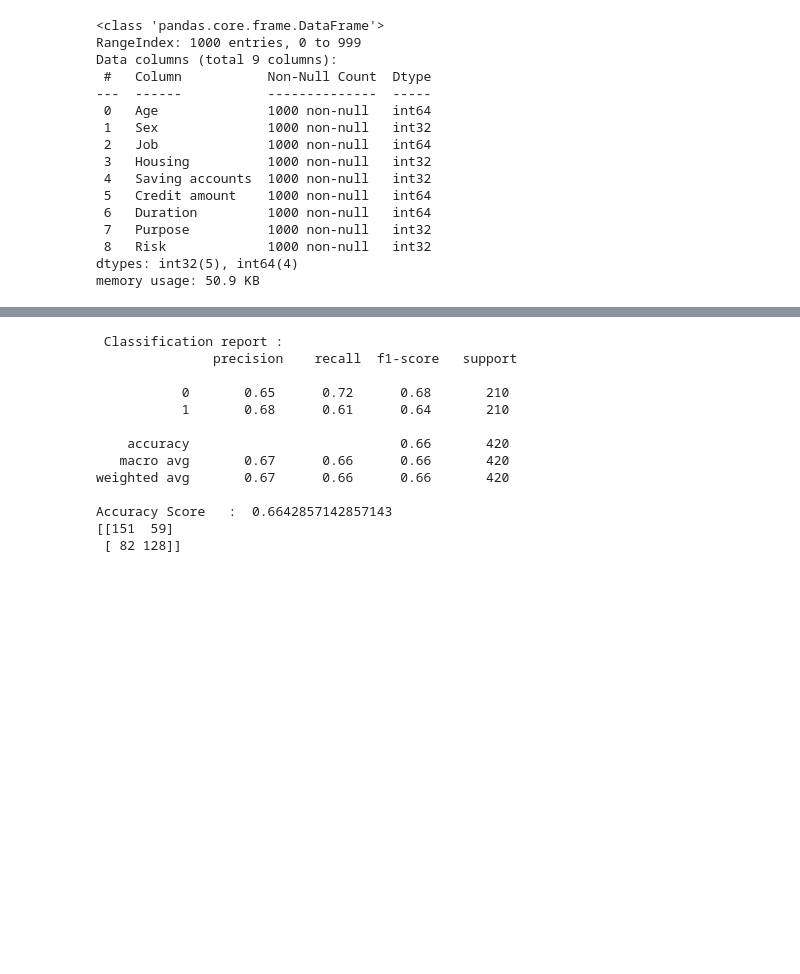
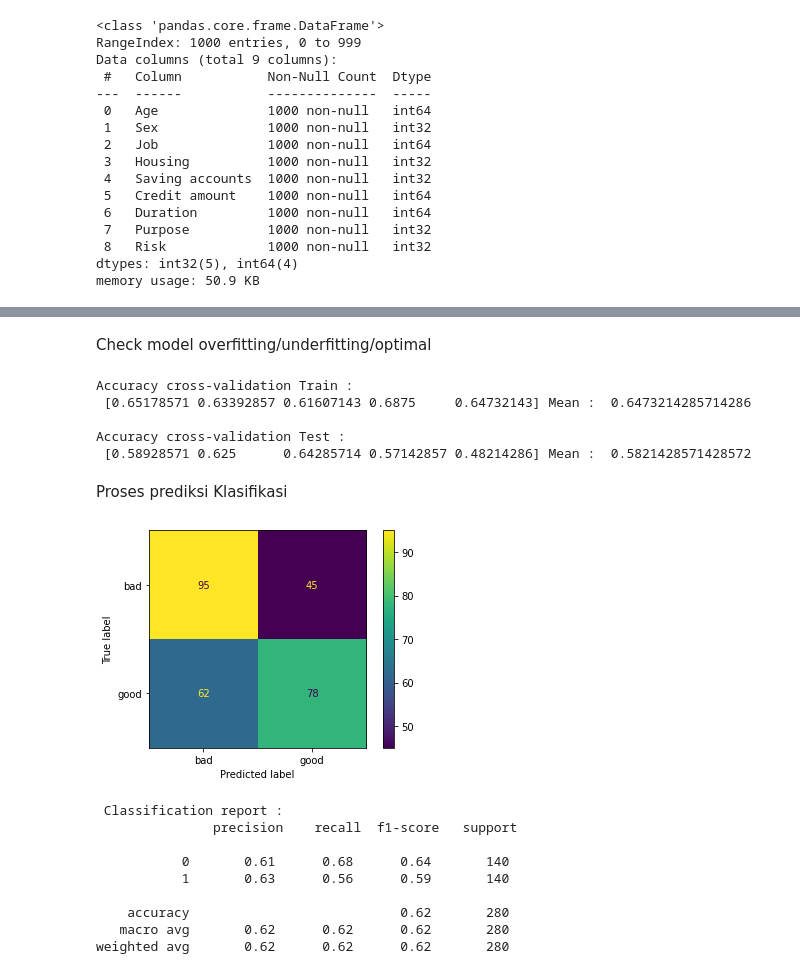
Before and after one commit to Fikazh/ProjectUasMachineLearning, a Jupyter notebook: main.ipynb, the cells around one changed output, grey strips where cells are left out. Saved outputs shown, nothing was run; the diff lists cells and outputs as text; code cells hidden in the pictures; blank space fills up the shorter version.

```diff
--- a/main.ipynb
+++ b/main.ipynb
@@ -202,12 +235,11 @@ KNN
 # %%
-from sklearn.metrics import classification_report,confusion_matrix,accuracy_score
+from sklearn.metrics import classification_report,confusion_matrix,ConfusionMatrixDisplay
 from sklearn.neighbors import KNeighborsClassifier
-knn = KNeighborsClassifier(n_neighbors=15)
+from sklearn.model_selection import cross_val_score, validation_curve
 
-#Train the model using the training sets
-knn.fit(X_train, y_train)
+#Membuat model klasifikasi
+modelKNN = KNeighborsClassifier(n_neighbors=5)
 
-#Predict the response for test dataset
-predictions  = knn.predict(X_test)
-print(classification_report(y_test, predictions))
+#Melatih model menggunakan training dataset
+modelKNN.fit(X_train, y_train)
 # %% [output]
@@ -246,28 +247,39 @@ weighted avg       0.76      0.76      0.76       420
-# %%
-#GaussianNB
-from sklearn.naive_bayes import GaussianNB
-
-#Model Training
-model_nb = GaussianNB()
-model_nb.fit(X_train, y_train);
-
-# Model Prediction
-predictions_NB = model_nb.predict(X_test)
-probabilities = model_nb.predict_proba(X_test)
-
-print ("\n Classification report : \n",classification_report(y_test,predictions_NB))
-print ("Accuracy Score   : ",accuracy_score(y_test,predictions_NB))
-# %% [output]
- Classification report :
-               precision    recall  f1-score   support
-
-           0       0.65      0.72      0.68       210
-           1       0.68      0.61      0.64       210
-
-    accuracy                           0.66       420
-   macro avg       0.67      0.66      0.66       420
-weighted avg       0.67      0.66      0.66       420
-
-Accuracy Score   :  0.6642857142857143
-[[151  59]
- [ 82 128]]
+# %% [markdown]
+Check model overfitting/underfitting/optimal
+# %%
+accuracyScoreTrain = cross_val_score(modelKNN, X_train, y_train, cv=5)
+accuracyScoreTest = cross_val_score(modelKNN, X_test, y_test, cv=5)
+
+print("Accuracy cross-validation Train : \n",accuracyScoreTrain, "Mean : ", np.mean(accuracyScoreTrain))
+print("\nAccuracy cross-validation Test : \n",accuracyScoreTest, "Mean : ", np.mean(accuracyScoreTest))
+# %% [output]
+Accuracy cross-validation Train :
+ [0.65178571 0.63392857 0.61607143 0.6875     0.64732143] Mean :  0.6473214285714286
+
+Accuracy cross-validation Test :
+ [0.58928571 0.625      0.64285714 0.57142857 0.48214286] Mean :  0.5821428571428572
+# %% [markdown]
+Proses prediksi Klasifikasi
+# %%
+#Memprediksi hasil dari test dataset
+predictions  = modelKNN.predict(X_test)
+
+#Menampilkan Hasil
+cm = confusion_matrix(y_test, predictions, labels=modelKNN.classes_)
+disp = ConfusionMatrixDisplay(confusion_matrix=cm,
+                              display_labels=le.inverse_transform(modelKNN.classes_))
+disp.plot()
+plt.show()
+
+print("\n Classification report : \n",classification_report(y_test, predictions))
+# %% [output]
+[figure, added]
+ Classification report :
+               precision    recall  f1-score   support
+
+           0       0.61      0.68      0.64       140
+           1       0.63      0.56      0.59       140
+
+    accuracy                           0.62       280
+   macro avg       0.62      0.62      0.62       280
+weighted avg       0.62      0.62      0.62       280
```
Also changed, not shown: parts of 44 cells of this notebook.
